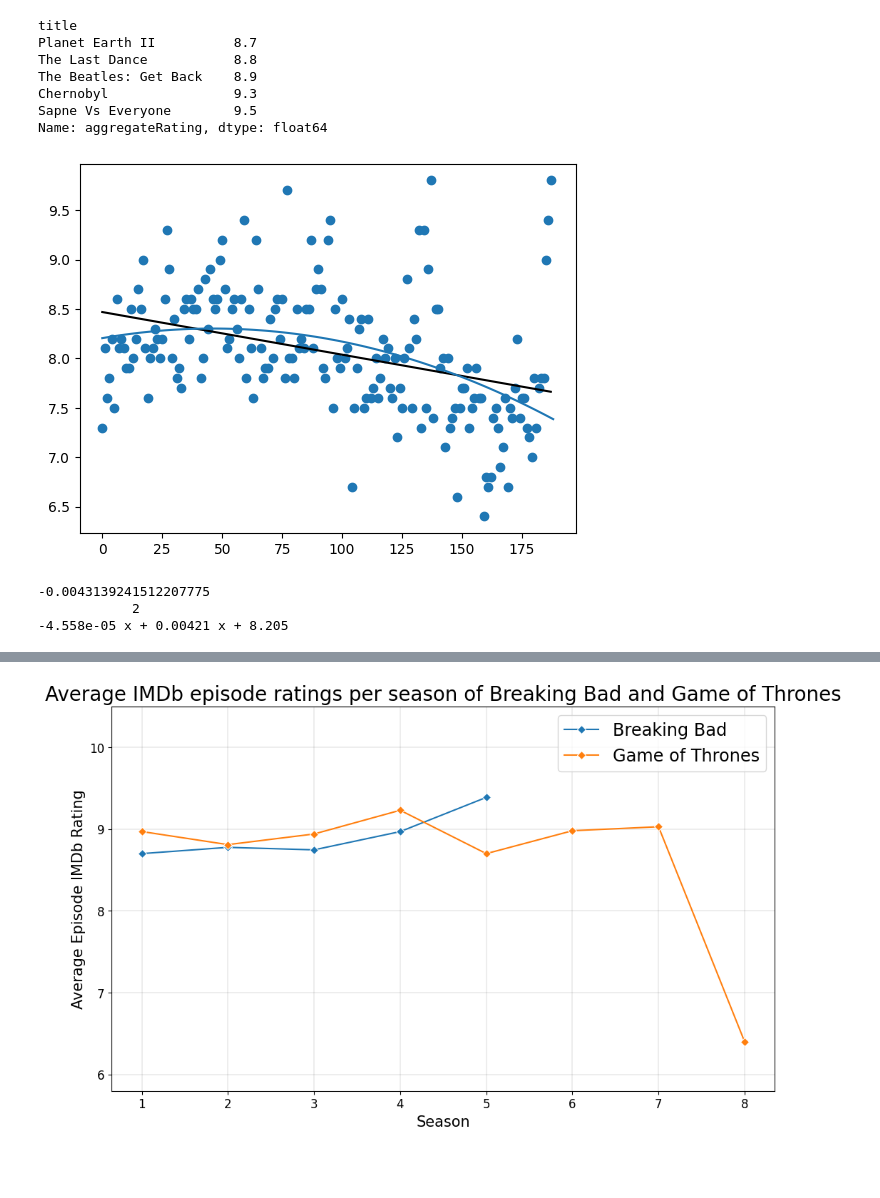
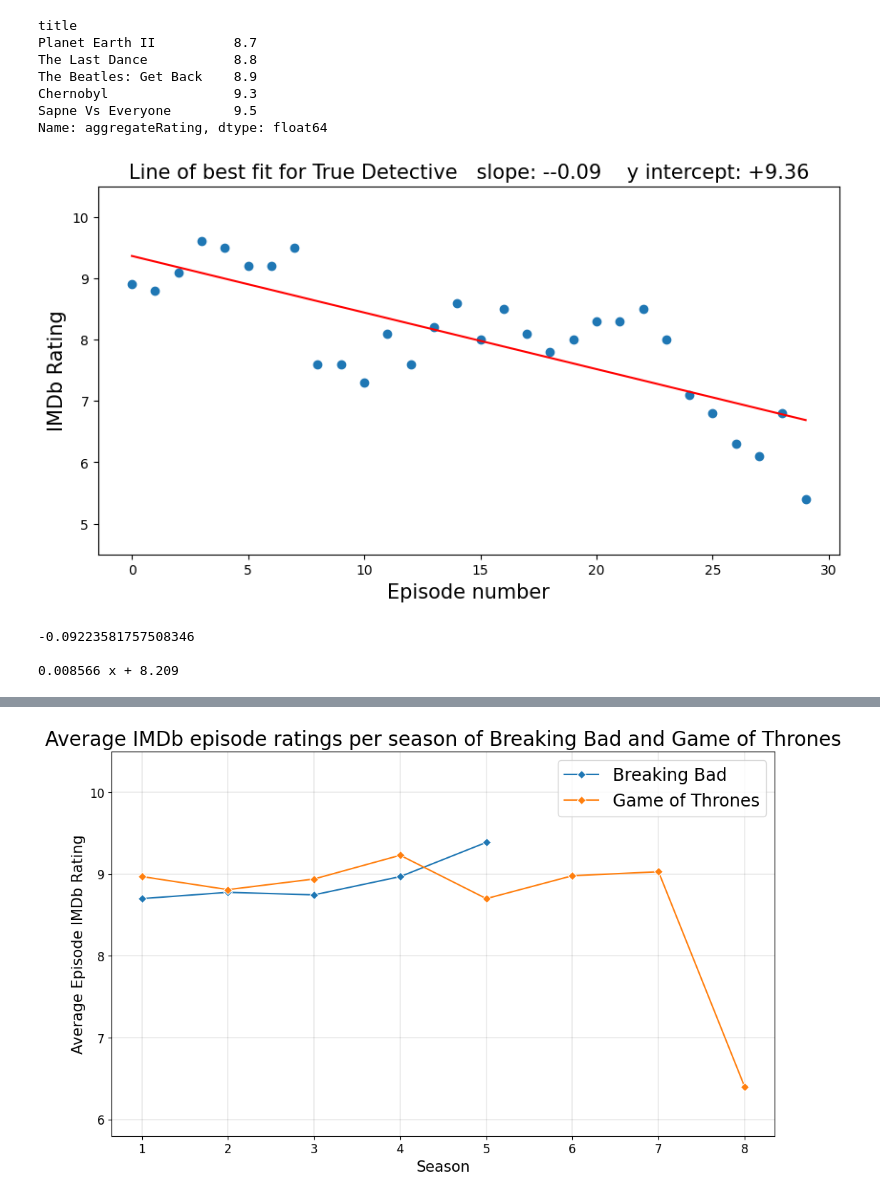
Before and after one commit to benmurphy97/imdb-episodes, a Jupyter notebook: article.ipynb, the cells around one changed output, grey strips where cells are left out. Saved outputs shown, nothing was run; the diff lists cells and outputs as text; code cells hidden in the pictures; blank space fills up the shorter version.

```diff
--- a/article.ipynb
+++ b/article.ipynb
@@ -103,7 +87,7 @@ df = df.dropna(subset=["aggregateRating"]) # some specials or yet unreleased epi
 
 tv_last_release_year = raw_df.groupby('title')['releaseDate.year'].max()
 min_year_list = tv_last_release_year[tv_last_release_year >= 1997].index.tolist()
-df = df.loc[df['title'].isin(min_year_list)].copy()
+# df = df.loc[df['title'].isin(min_year_list)].copy()
 
 df.head()
 # %% [output]
@@ -150,30 +154,43 @@ Chernobyl                9.3
 Sapne Vs Everyone        9.5
 Name: aggregateRating, dtype: float64
 # %%
-y = df.loc[df['series.id']=="tt0386676"].sort_values(by=['season', 'episode']).reset_index(drop=True).aggregateRating.values
+title_query = "True Detective"
+
+y = df.loc[df['title']==title_query].sort_values(by=['season', 'episode']).reset_index(drop=True).aggregateRating.values
 x = np.arange(0,len(y))
 
 #Fit line
 slope, intercept = np.polyfit(x, y, 1)
+if slope < 0:
+    sign_slope = '-'
+else:
+    sign_slope = '+'
 
 #Plot
-plt.figure()
-plt.scatter(x, y)
-plt.plot(np.unique(x), np.poly1d(np.polyfit(x, y, 1))(np.unique(x)), color = 'k')
+fig, ax = plt.subplots(1,1, figsize=(10, 5))
 
-model = np.poly1d(np.polyfit(x, y, 2))
-polyline = np.linspace(0, len(x), 100)
-plt.plot(polyline, model(polyline))
+plt.ylim(4.5, 10.5)
+plt.scatter(x, y)  # episode ratings
+plt.plot(np.unique(x), np.poly1d(np.polyfit(x, y, 1))(np.unique(x)), color = 'r') # line of  est fit
+
+# model = np.poly1d(np.polyfit(x, y, 2))
+# polyline = np.linspace(0, len(x), 100)
+# plt.plot(polyline, model(polyline))
+
+ax.set_xlabel("Episode number", fontsize=15)
+ax.set_ylabel("IMDb Rating", fontsize=15)
+ax.set_title(f"Line of best fit for {title_query}   slope: {sign_slope}{round(slope, 2)}    y intercept: +{round(intercept, 2)}",
+             fontsize=15)
 
 plt.show()
 
 print(slope)
 print(model)
 # %% [output]
-[figure, old version]
+[figure, new version]
--0.0043139241512207775
-            2
--4.558e-05 x + 0.00421 x + 8.205
+-0.09223581757508346
+
+0.008566 x + 8.209
 # %%
 df.loc[(df['series.id']=='tt0052520')]
 # %% [output]
```
Also changed, not shown: parts of 37 cells of this notebook.
